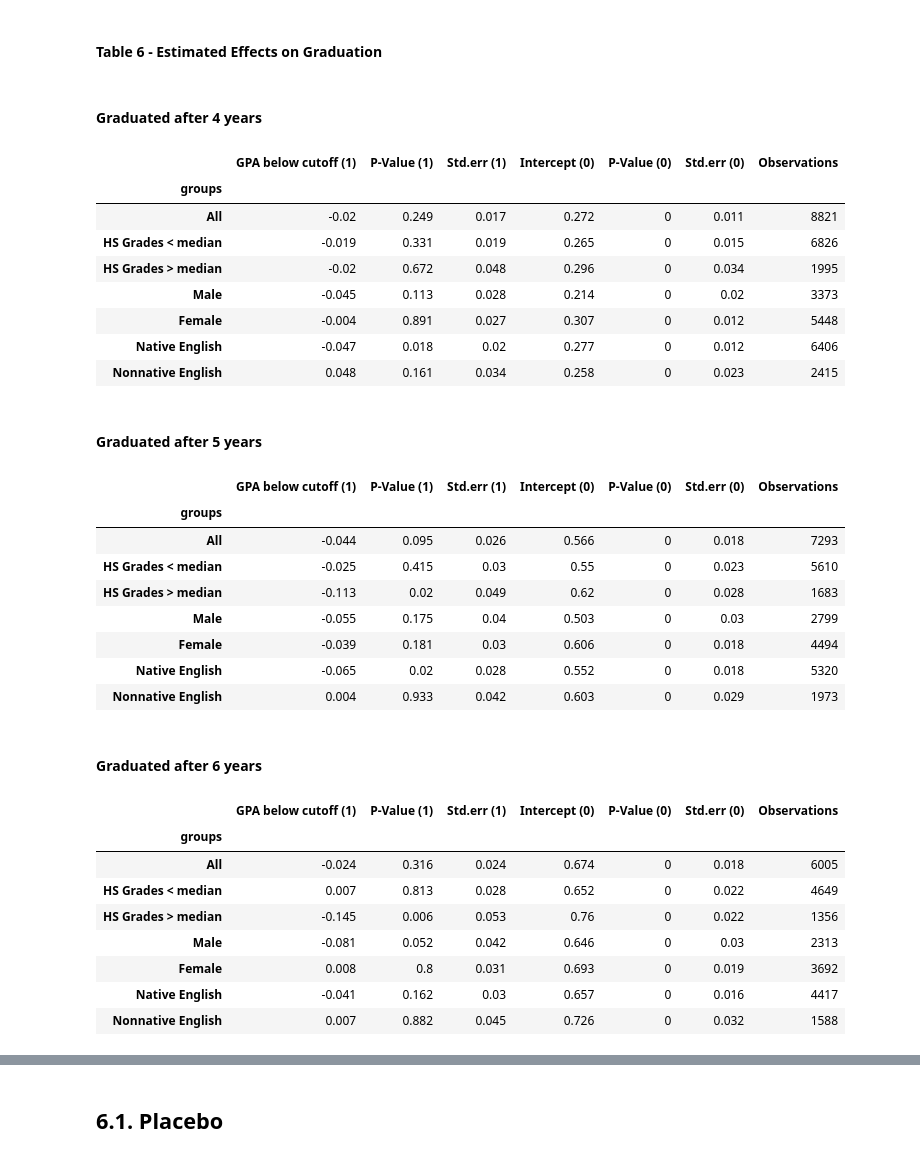
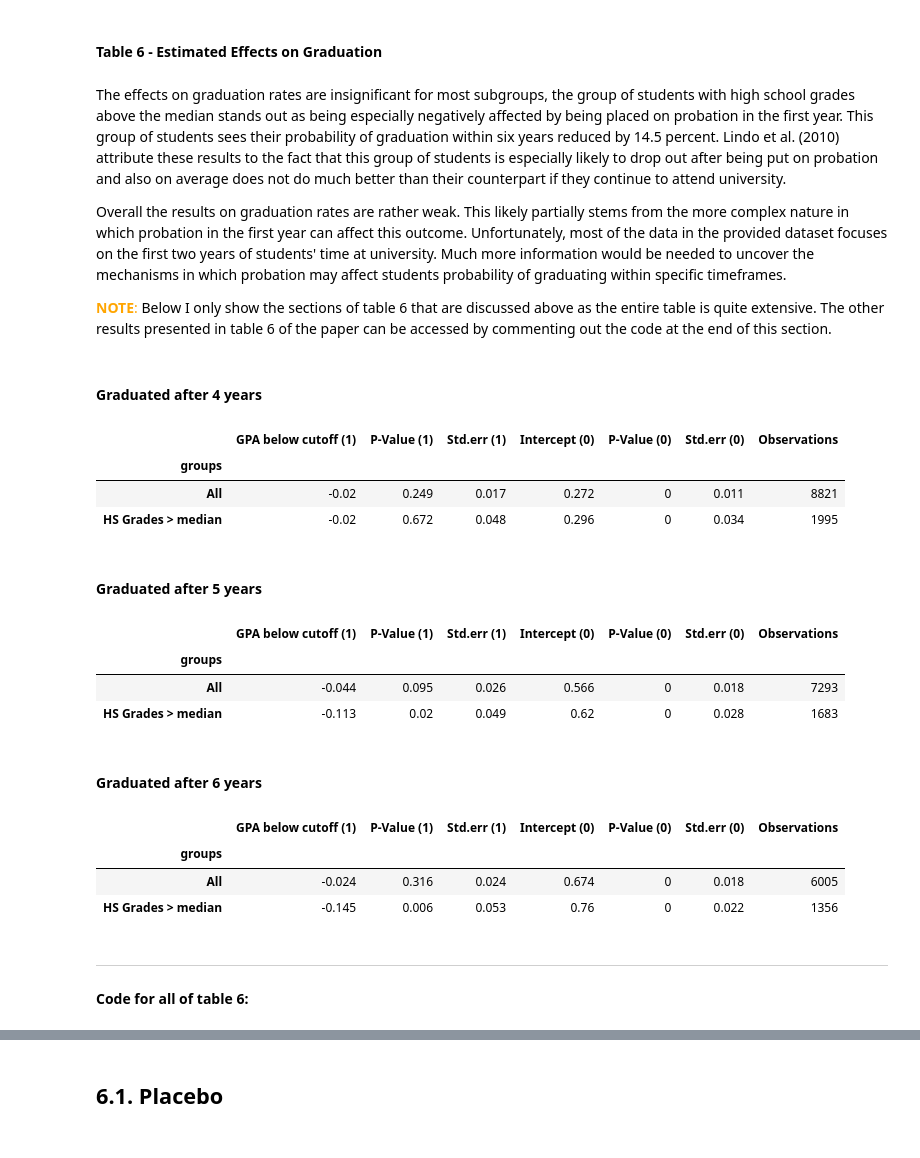
Before and after one commit to amageh/replication-performance-standards, a Jupyter notebook: project.ipynb, the cells around one changed output, grey strips where cells are left out. Drawn from its saved outputs; the diff is of its cells as text; code cells hidden in the pictures.

Commit message:
Added more text to graduation part.

```diff
--- a/project.ipynb
+++ b/project.ipynb
@@ -514,34 +522,43 @@ plot_figure5(sample12,
 [figure]
 # %% [markdown]
 #### Table 6 - Estimated Effects on Graduation
+# %% [markdown]
+The effects on graduation rates are insignificant for most subgroups, the group of students with high school grades above the median stands out as being especially negatively affected by being placed on probation in the first year. This group of students sees their probability of graduation within six years reduced by 14.5 percent. Lindo et al. (2010) attribute these results to the fact that this group of students is especially likely to drop out after being put on probation and also on average does not do much better than their counterpart if they continue to attend university.
+
+Overall the results on graduation rates are rather weak. This likely partially stems from the more complex nature in which probation in the first year can affect this outcome. Unfortunately, most of the data in the provided dataset focuses on the first two years of students' time at university. Much more information would be needed to uncover the mechanisms in which probation may affect students probability of graduating within specific timeframes.
+
+<span style="color:orange">__NOTE__:</span> Below I only show the sections of table 6 that are discussed above as the entire table is quite extensive. The other results presented in table 6 of the paper can be accessed by commenting out the code at the end of this section.
 # %% [markdown]
 #### Graduated after 4 years
 # %%
 table6 = create_table6(dictionary=groups_dict_06, keys=groups_dict_keys, regressors=regressors)
-table6.loc[:, 'Graduated after 4 years'].style.applymap(pvalue_5percent_red, subset=['P-Value (1)', 'P-Value (0)'])
+table6.loc[['All','HS Grades > median' ], 'Graduated after 4 years'].style.applymap(pvalue_5percent_red, subset=['P-Value (1)', 'P-Value (0)'])
 # %% [output]
 |  | GPA below cutoff (1) | P-Value (1) | Std.err (1) | Intercept (0) | P-Value (0) | Std.err (0) | Observations |
 | groups |  |  |  |  |  |  |  |
 | All | -0.02 | 0.249 | 0.017 | 0.272 | 0 | 0.011 | 8821 |
-| HS Grades < median | -0.019 | 0.331 | 0.019 | 0.265 | 0 | 0.015 | 6826 |
 | HS Grades > median | -0.02 | 0.672 | 0.048 | 0.296 | 0 | 0.034 | 1995 |
-| Male | -0.045 | 0.113 | 0.028 | 0.214 | 0 | 0.02 | 3373 |
-| Female | -0.004 | 0.891 | 0.027 | 0.307 | 0 | 0.012 | 5448 |
-| Native English | -0.047 | 0.018 | 0.02 | 0.277 | 0 | 0.012 | 6406 |
-| Nonnative English | 0.048 | 0.161 | 0.034 | 0.258 | 0 | 0.023 | 2415 |
 # %% [markdown]
 #### Graduated after 5 years
 # %%
-table6.loc[:, 'Graduated after 5 years'].style.applymap(pvalue_5percent_red, subset=['P-Value (1)', 'P-Value (0)'])
+table6.loc[['All','HS Grades > median' ],
+           'Graduated after 5 years'].style.applymap(pvalue_5percent_red, subset=['P-Value (1)', 'P-Value (0)'])
 # %% [output]
 |  | GPA below cutoff (1) | P-Value (1) | Std.err (1) | Intercept (0) | P-Value (0) | Std.err (0) | Observations |
 | groups |  |  |  |  |  |  |  |
 | All | -0.044 | 0.095 | 0.026 | 0.566 | 0 | 0.018 | 7293 |
-| HS Grades < median | -0.025 | 0.415 | 0.03 | 0.55 | 0 | 0.023 | 5610 |
 | HS Grades > median | -0.113 | 0.02 | 0.049 | 0.62 | 0 | 0.028 | 1683 |
-| Male | -0.055 | 0.175 | 0.04 | 0.503 | 0 | 0.03 | 2799 |
-| Female | -0.039 | 0.181 | 0.03 | 0.606 | 0 | 0.018 | 4494 |
-| Native English | -0.065 | 0.02 | 0.028 | 0.552 | 0 | 0.018 | 5320 |
-| Nonnative English | 0.004 | 0.933 | 0.042 | 0.603 | 0 | 0.029 | 1973 |
 # %% [markdown]
 #### Graduated after 6 years
+# %%
+table6.loc[['All','HS Grades > median' ],
+           'Graduated after 6 years'].style.applymap(pvalue_5percent_red, subset=['P-Value (1)', 'P-Value (0)'])
+# %% [output]
+|  | GPA below cutoff (1) | P-Value (1) | Std.err (1) | Intercept (0) | P-Value (0) | Std.err (0) | Observations |
+| groups |  |  |  |  |  |  |  |
+| All | -0.024 | 0.316 | 0.024 | 0.674 | 0 | 0.018 | 6005 |
+| HS Grades > median | -0.145 | 0.006 | 0.053 | 0.76 | 0 | 0.022 | 1356 |
+# %% [markdown]
+---
+# %% [markdown]
+**Code for all of table 6:**
@@ -548,12 +569,2 @@ table6.loc[:, 'Graduated after 5 years'].style.applymap(pvalue_5percent_red, sub
 # %%
-table6.loc[:, 'Graduated after 6 years'].style.applymap(pvalue_5percent_red, subset=['P-Value (1)', 'P-Value (0)'])
+# table6.loc[:, 'Graduated after 6 years'].style.applymap(pvalue_5percent_red, subset=['P-Value (1)', 'P-Value (0)'])
-# %% [output]
-|  | GPA below cutoff (1) | P-Value (1) | Std.err (1) | Intercept (0) | P-Value (0) | Std.err (0) | Observations |
-| groups |  |  |  |  |  |  |  |
-| All | -0.024 | 0.316 | 0.024 | 0.674 | 0 | 0.018 | 6005 |
-| HS Grades < median | 0.007 | 0.813 | 0.028 | 0.652 | 0 | 0.022 | 4649 |
-| HS Grades > median | -0.145 | 0.006 | 0.053 | 0.76 | 0 | 0.022 | 1356 |
-| Male | -0.081 | 0.052 | 0.042 | 0.646 | 0 | 0.03 | 2313 |
-| Female | 0.008 | 0.8 | 0.031 | 0.693 | 0 | 0.019 | 3692 |
-| Native English | -0.041 | 0.162 | 0.03 | 0.657 | 0 | 0.016 | 4417 |
-| Nonnative English | 0.007 | 0.882 | 0.045 | 0.726 | 0 | 0.032 | 1588 |
```
Also changed, not shown: parts of 15 cells of this notebook.
